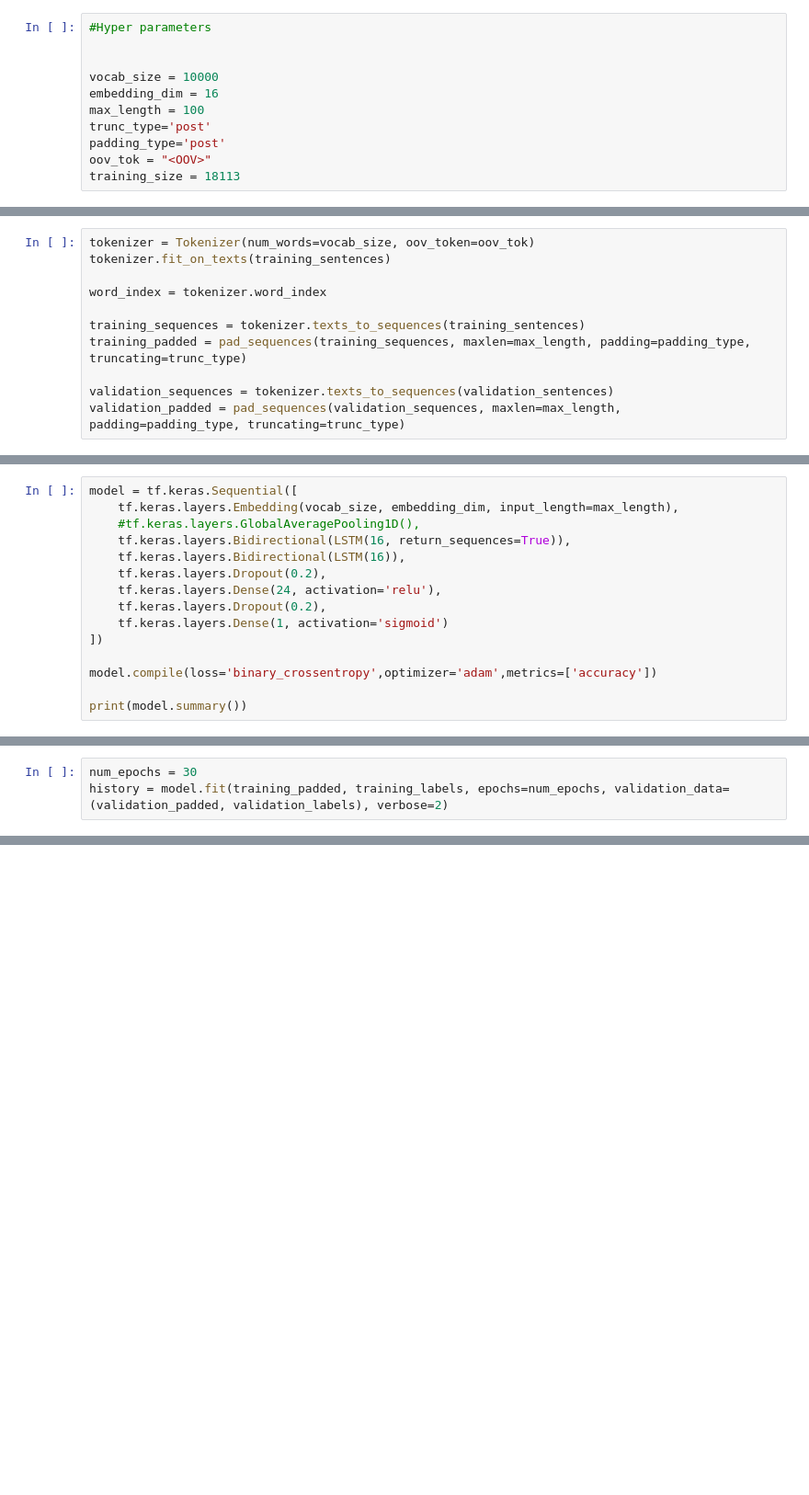
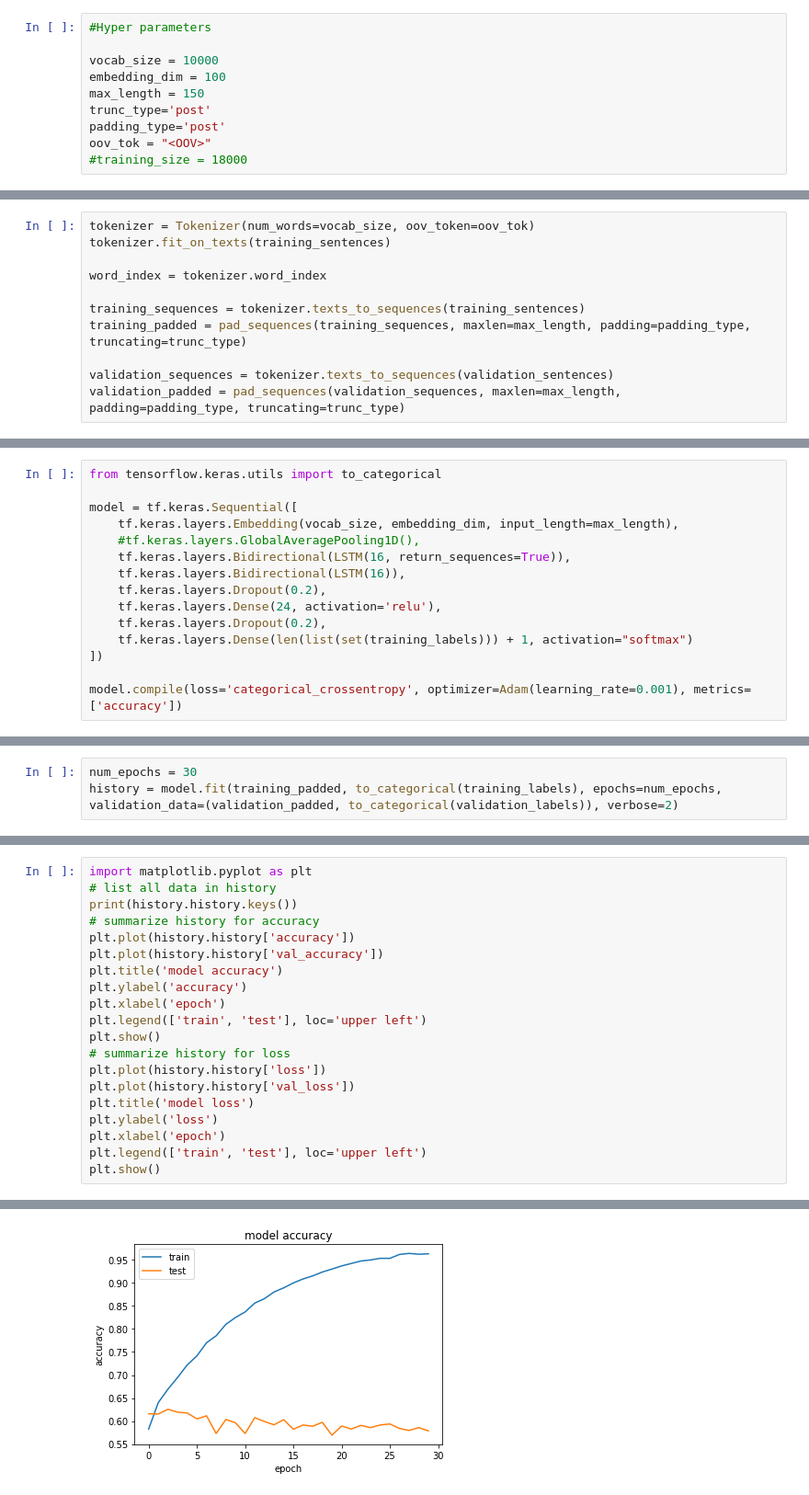
Before and after one commit to Korma96/SIAP, a Jupyter notebook: src/notebooks/RNN_SIAP.ipynb, the cells around one changed output, grey strips where cells are left out. Shown: that part at 92% size. Saved outputs shown, nothing was run; the diff lists cells and outputs as text; blank space fills up the shorter version.

```diff
--- a/src/notebooks/RNN_SIAP.ipynb
+++ b/src/notebooks/RNN_SIAP.ipynb
@@ -34,11 +40,10 @@ len(X_train)
 # %%
 #Hyper parameters
 
-
 vocab_size = 10000
-embedding_dim = 16
-max_length = 100
+embedding_dim = 100
+max_length = 150
 trunc_type='post'
 padding_type='post'
 oov_tok = "<OOV>"
-training_size = 18113
+#training_size = 18000
@@ -74,6 +86,8 @@ training_labels = np.array(training_labels)
 validation_padded = np.array(validation_padded)
 validation_labels = np.array(validation_labels)
 # %%
+from tensorflow.keras.utils import to_categorical
+
 model = tf.keras.Sequential([
     tf.keras.layers.Embedding(vocab_size, embedding_dim, input_length=max_length),
     #tf.keras.layers.GlobalAveragePooling1D(),
@@ -82,9 +96,7 @@ model = tf.keras.Sequential([
     tf.keras.layers.Dropout(0.2),
     tf.keras.layers.Dense(24, activation='relu'),
     tf.keras.layers.Dropout(0.2),
-    tf.keras.layers.Dense(1, activation='sigmoid')
+    tf.keras.layers.Dense(len(list(set(training_labels))) + 1, activation="softmax")
 ])
 
-model.compile(loss='binary_crossentropy',optimizer='adam',metrics=['accuracy'])
-
-print(model.summary())
+model.compile(loss='categorical_crossentropy', optimizer=Adam(learning_rate=0.001), metrics=['accuracy'])
@@ -109,5 +103,5 @@ None
 # %%
 num_epochs = 30
-history = model.fit(training_padded, training_labels, epochs=num_epochs, validation_data=(validation_padded, validation_labels), verbose=2)
+history = model.fit(training_padded, to_categorical(training_labels), epochs=num_epochs, validation_data=(validation_padded, to_categorical(validation_labels)), verbose=2)
 # %% [output]
 Epoch 1/30
@@ -120,0 +124,21 @@ KeyboardInterrupt: ignored
+# %%
+import matplotlib.pyplot as plt
+# list all data in history
+print(history.history.keys())
+# summarize history for accuracy
+plt.plot(history.history['accuracy'])
+plt.plot(history.history['val_accuracy'])
+plt.title('model accuracy')
+plt.ylabel('accuracy')
+plt.xlabel('epoch')
+plt.legend(['train', 'test'], loc='upper left')
+plt.show()
+# summarize history for loss
+plt.plot(history.history['loss'])
+plt.plot(history.history['val_loss'])
+plt.title('model loss')
+plt.ylabel('loss')
+plt.xlabel('epoch')
+plt.legend(['train', 'test'], loc='upper left')
+plt.show()
+# %% [output]
@@ -120,0 +146 @@ KeyboardInterrupt: ignored
+[figure, added]
```
Also changed, not shown: parts of 16 cells of this notebook.
